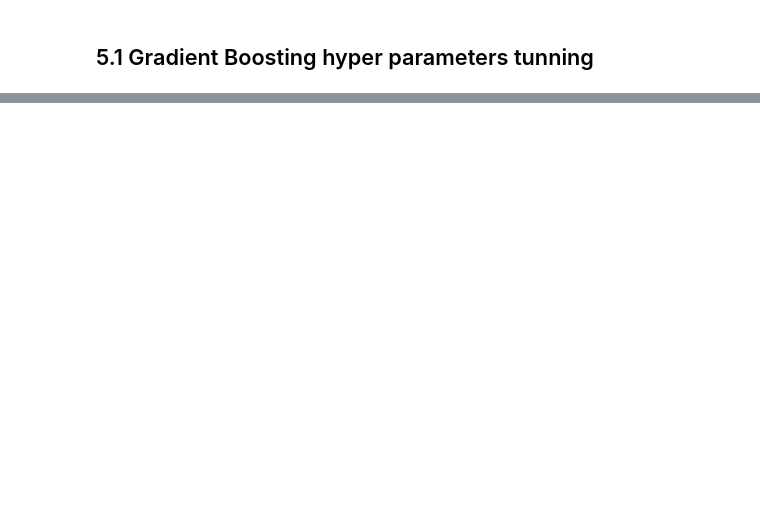
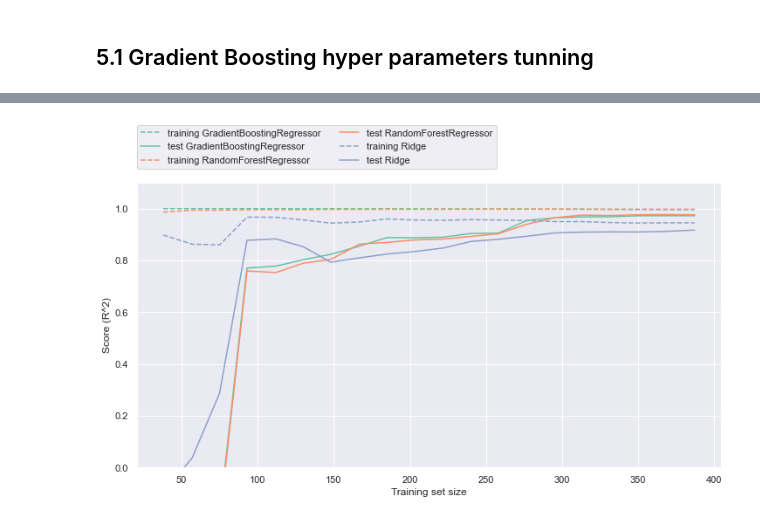
Before and after one commit to rmsryu/ca2-agriculture, a Jupyter notebook: notebooks/02_agriculture_machine_learning.ipynb, the cells around one changed output, grey strips where cells are left out. Cells and saved outputs as stored; diff of their text form; code cells hidden in the pictures; blank space fills up the shorter version.

```diff
--- a/notebooks/02_agriculture_machine_learning.ipynb
+++ b/notebooks/02_agriculture_machine_learning.ipynb
@@ -712,12 +747,16 @@ model = ParameterTunning(GradientBoostingRegressor(), hyper_params, X, y)
 # %%
 # Plot learning curve to compare the 2 best models
 v = dic_variables.get("Same Means")
 X = agriculture_df.loc[:, v]
 y = agriculture_df[dependant_variable].values
 X = StandardScaler().fit_transform(X)
 y = StandardScaler().fit_transform(y)
 
-
-plot_learning_curve(Ridge(alpha=1), X, y)
-plot_learning_curve(LinearRegression(), X, y)
+plt.figure(figsize=(12, 6))
+plot_learning_curve(GradientBoostingRegressor(), X, y)
+plot_learning_curve(RandomForestRegressor(), X, y)
+plot_learning_curve(Ridge(), X, y)
 plt.legend(loc=(0, 1.05), ncol=2, fontsize=11)
+plt.savefig("../visualizations/02_ml_learning_curve_best_models.png")
+# %% [output]
+[figure, added]
```
Also changed, not shown: parts of 14 cells of this notebook, 13 other files.
